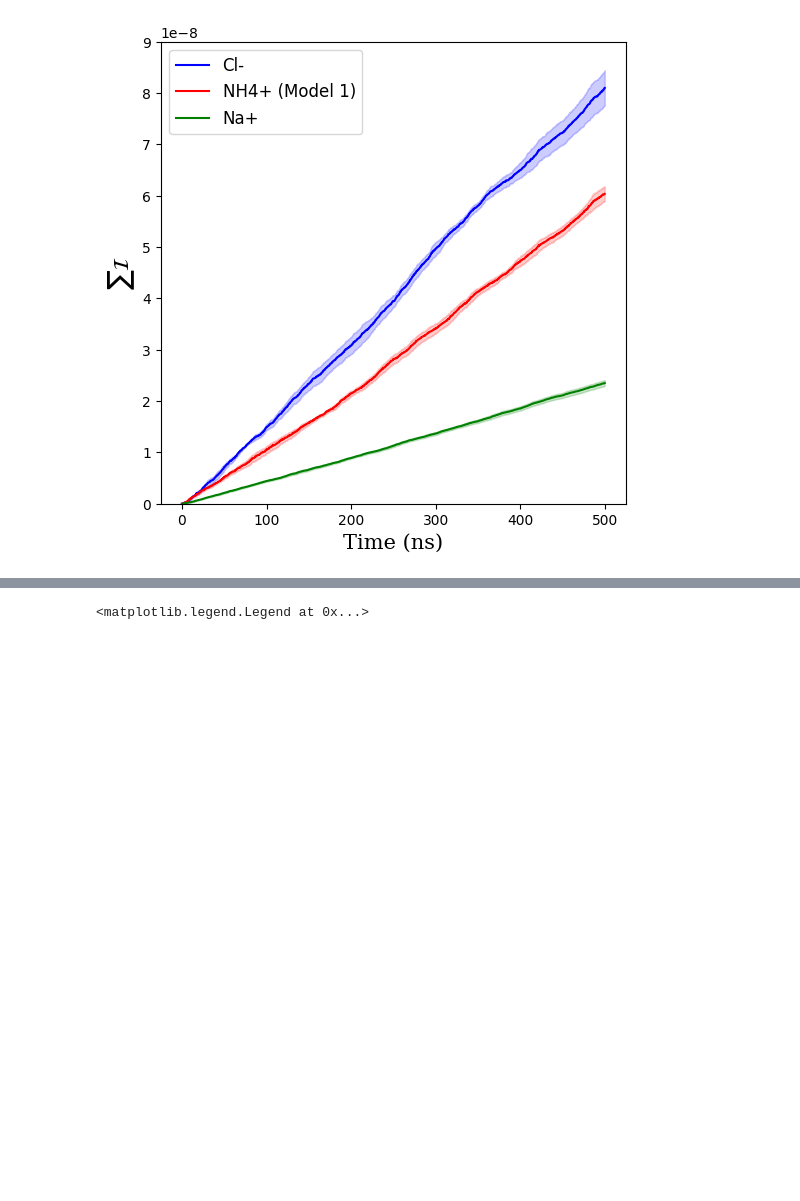
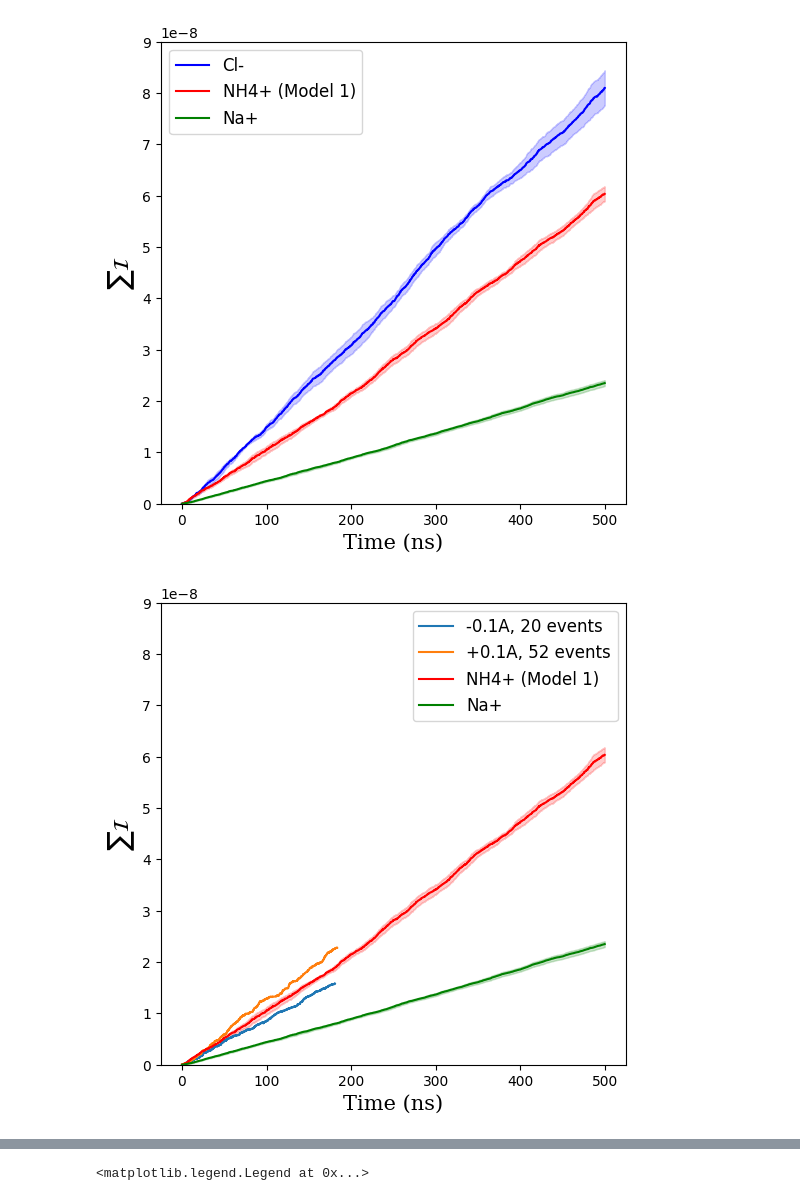
Before and after one commit to Heiley-W/project, a Jupyter notebook: current-analysis-param.ipynb, the cells around one changed output, grey strips where cells are left out. Drawn from its saved outputs; the diff is of its cells as text; code cells hidden in the pictures; blank space fills up the shorter version.

```diff
--- a/current-analysis-param.ipynb
+++ b/current-analysis-param.ipynb
@@ -104,6 +120,35 @@ plt.savefig('/Users/heiley/Desktop/SURP/poster/figures/diff-ion.png', dpi=500)
 plt.show()
 # %% [output]
 [figure]
+# %%
+plot_settings()
+
+data = np.loadtxt(f"post-processing/analysis-n01A/current/currentNH4-10.dat")
+time = data[:, 0] * dt
+current = data[:, 1] * dt
+plt.plot(time, current, label='-0.1A, 20 events')
+
+data = np.loadtxt(f"post-processing/analysis-p01A/current/currentNH4-10.dat")
+time = data[:, 0] * dt
+current = data[:, 1] * dt
+plt.plot(time, current, label='+0.1A, 52 events')
+
+
+sem_nh4 = np.std(nh4_currents, axis=0, ddof=1) / np.sqrt(len(runs))
+sem_cl = np.std(cl_currents, axis=0, ddof=1) / np.sqrt(len(runs))
+
+sem_na = np.std(na_currents, axis=0, ddof=1) / np.sqrt(len(runs_na))
+
+plt.plot(time_steps, average_nh4_current, label='NH4+ (Model 1)', color='red')
+plt.fill_between(time_steps, average_nh4_current - sem_nh4, average_nh4_current + sem_nh4, color='red', alpha=0.2)
+
+plt.plot(time_steps, average_na_current, label='Na+', color='green')
+plt.fill_between(time_steps, average_na_current - sem_na, average_na_current + sem_na, color='green', alpha=0.2)
+
+plt.legend(prop={'size': 12})
+plt.show()
+# %% [output]
+[figure, added]
 # %%
 current_data = {}
 
```
Also changed, not shown: parts of 5 cells of this notebook.
